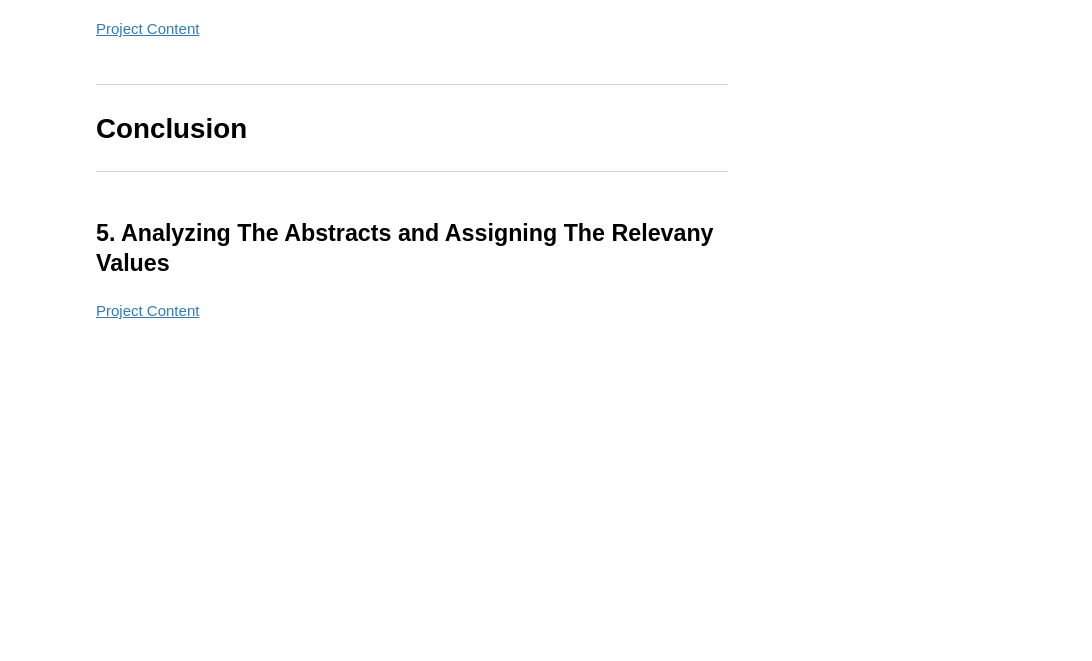
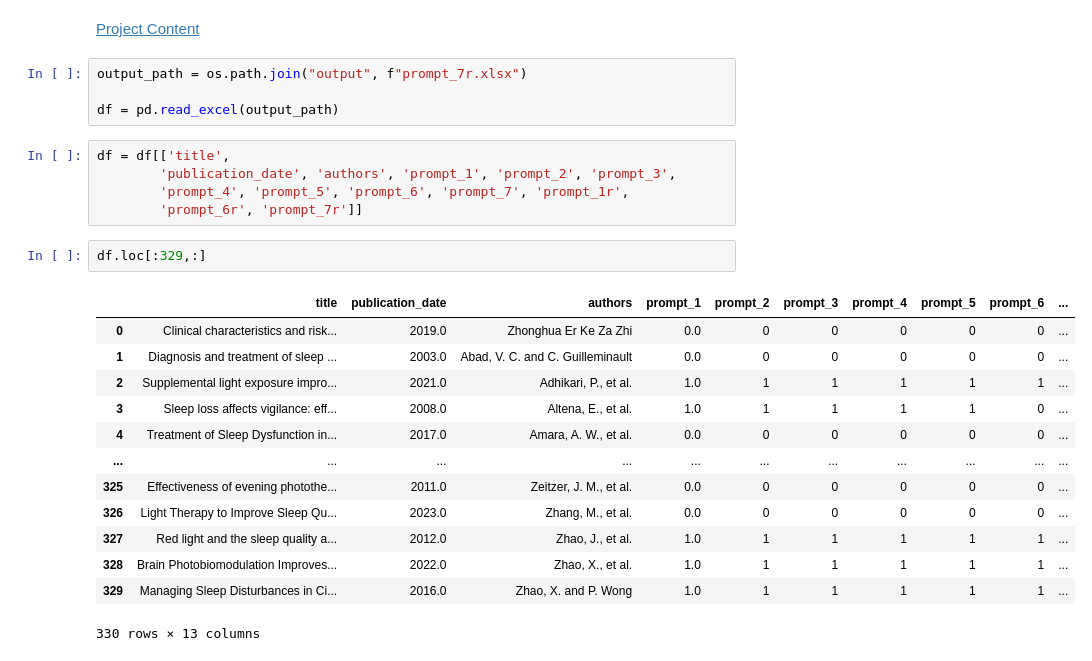
Before and after one commit to mamishere/Article-Relevancy-Extraction-GPT3.5-Turbo, a Jupyter notebook: Relevancy Extraction Notebook (Final).ipynb, the cells around one changed output. Saved outputs shown, nothing was run; the diff lists cells and outputs as text; blank space fills up the shorter version.

```diff
--- a/Relevancy Extraction Notebook (Final).ipynb
+++ b/Relevancy Extraction Notebook (Final).ipynb
@@ -894,12 +1214,27 @@ The article 20 has been screened. The output is 0.
 # %% [markdown]
 [Project Content](#0)
-# %% [markdown]
-***
-
-# Conclusion
-
-***
-# %% [markdown]
-## 5. Analyzing The Abstracts and Assigning The Relevany Values <a id = 5></a>
-# %% [markdown]
-[Project Content](#0)
+# %%
+output_path = os.path.join("output", f"prompt_7r.xlsx")
+
+df = pd.read_excel(output_path)
+# %%
+df = df[['title',
+        'publication_date', 'authors', 'prompt_1', 'prompt_2', 'prompt_3',
+        'prompt_4', 'prompt_5', 'prompt_6', 'prompt_7', 'prompt_1r',
+        'prompt_6r', 'prompt_7r']]
+# %%
+df.loc[:329,:]
+# %% [output]
+|  | title | publication_date | authors | prompt_1 | prompt_2 | prompt_3 | prompt_4 | prompt_5 | prompt_6 | ... |
+| 0 | Clinical characteristics and risk... | 2019.0 | Zhonghua Er Ke Za Zhi | 0.0 | 0 | 0 | 0 | 0 | 0 | ... |
+| 1 | Diagnosis and treatment of sleep ... | 2003.0 | Abad, V. C. and C. Guilleminault | 0.0 | 0 | 0 | 0 | 0 | 0 | ... |
+| 2 | Supplemental light exposure impro... | 2021.0 | Adhikari, P., et al. | 1.0 | 1 | 1 | 1 | 1 | 1 | ... |
+| 3 | Sleep loss affects vigilance: eff... | 2008.0 | Altena, E., et al. | 1.0 | 1 | 1 | 1 | 1 | 0 | ... |
+| 4 | Treatment of Sleep Dysfunction in... | 2017.0 | Amara, A. W., et al. | 0.0 | 0 | 0 | 0 | 0 | 0 | ... |
+| ... | ... | ... | ... | ... | ... | ... | ... | ... | ... | ... |
+| 325 | Effectiveness of evening photothe... | 2011.0 | Zeitzer, J. M., et al. | 0.0 | 0 | 0 | 0 | 0 | 0 | ... |
+| 326 | Light Therapy to Improve Sleep Qu... | 2023.0 | Zhang, M., et al. | 0.0 | 0 | 0 | 0 | 0 | 0 | ... |
+| 327 | Red light and the sleep quality a... | 2012.0 | Zhao, J., et al. | 1.0 | 1 | 1 | 1 | 1 | 1 | ... |
+| 328 | Brain Photobiomodulation Improves... | 2022.0 | Zhao, X., et al. | 1.0 | 1 | 1 | 1 | 1 | 1 | ... |
+| 329 | Managing Sleep Disturbances in Ci... | 2016.0 | Zhao, X. and P. Wong | 1.0 | 1 | 1 | 1 | 1 | 1 | ... |
+330 rows × 13 columns
```
Also changed, not shown: parts of 52 cells of this notebook, 15 other files.
